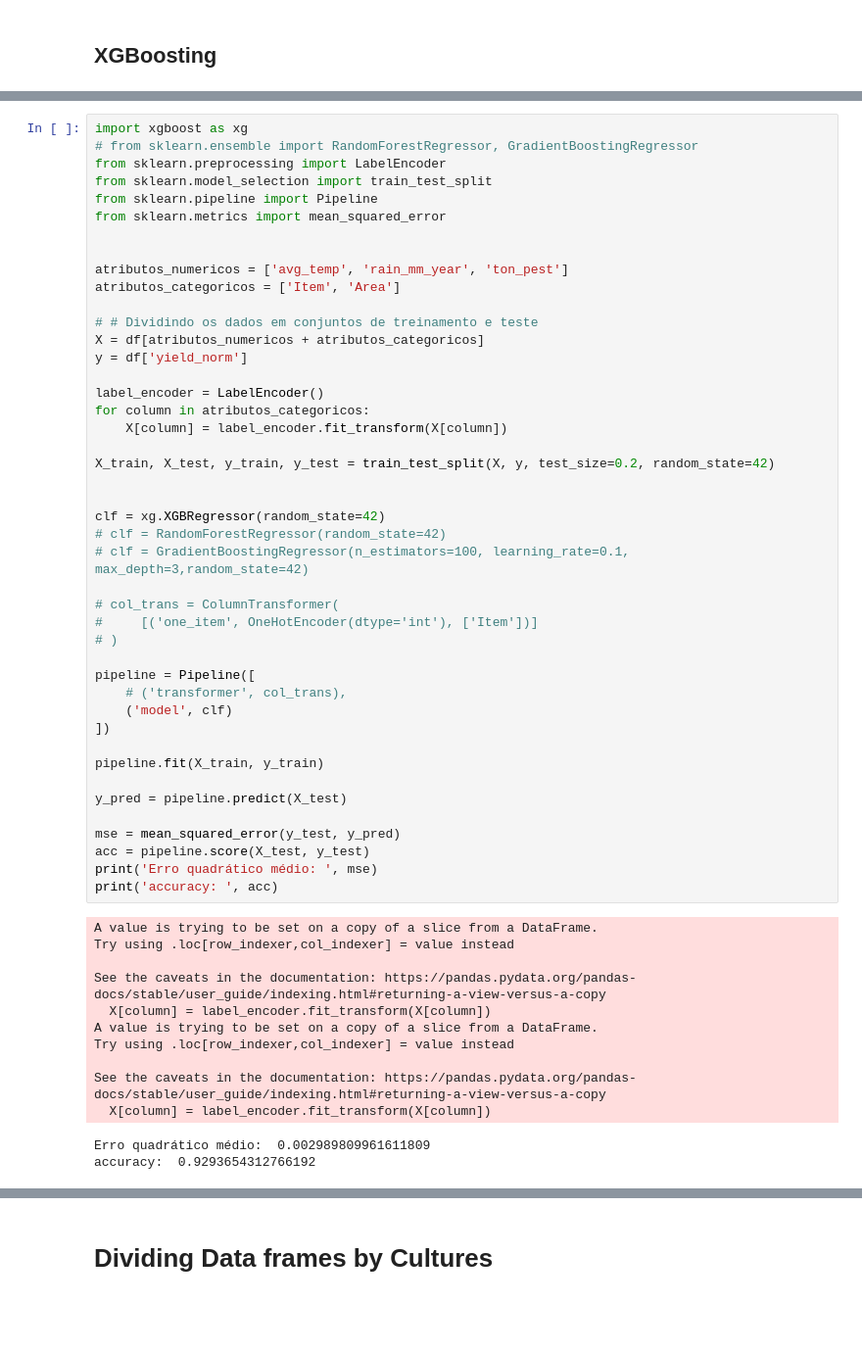
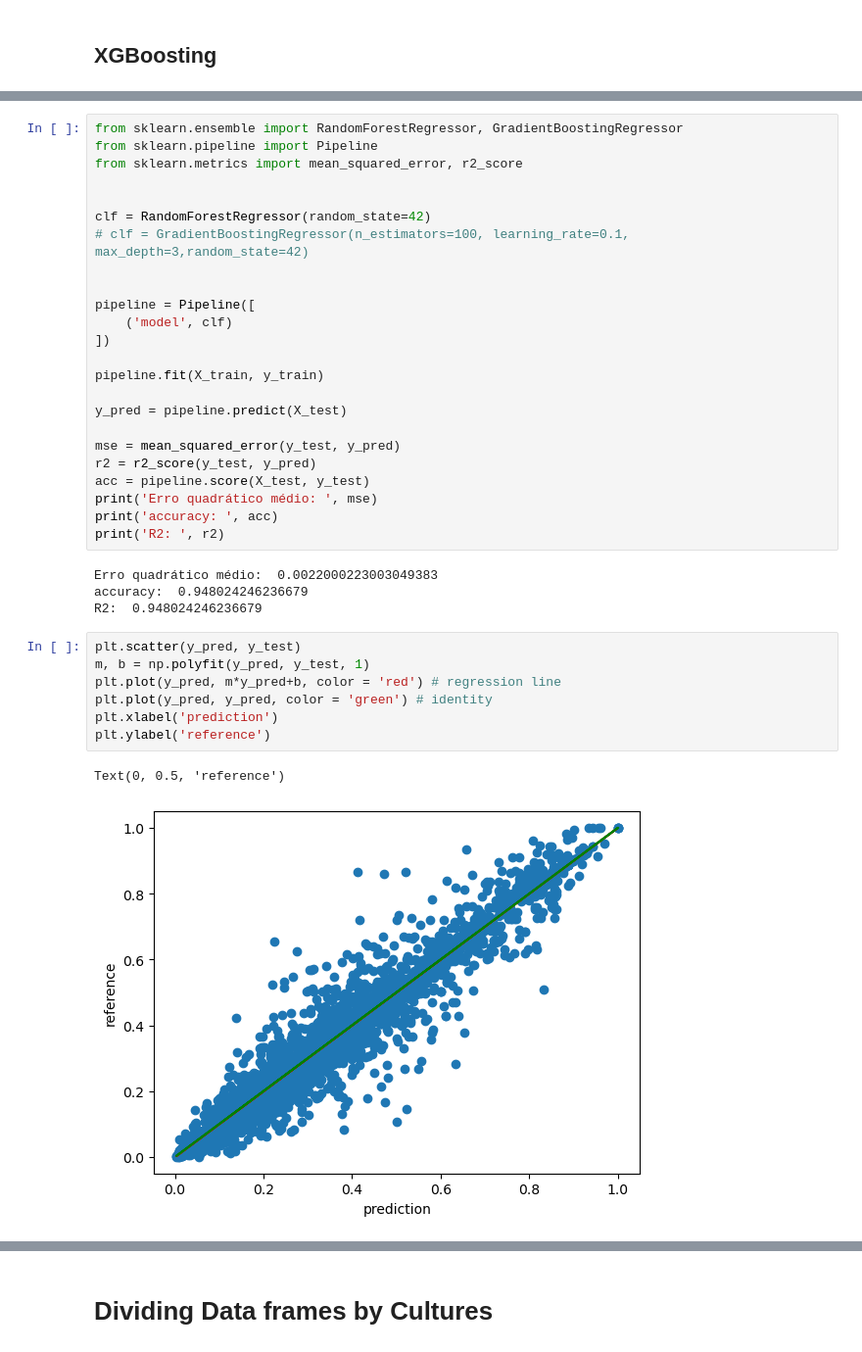
Before and after one commit to afonsopastana/test, a Jupyter notebook: models-to-yield-prediction.ipynb, the cells around one changed output, grey strips where cells are left out. Shown at 98% size. Cells and saved outputs as stored; diff of their text form; blank space fills up the shorter version.

```diff
--- a/models-to-yield-prediction.ipynb
+++ b/models-to-yield-prediction.ipynb
@@ -445,36 +472,14 @@ ValueError: Classification metrics can't handle a mix of continuous and binary t
 # %%
-import xgboost as xg
-# from sklearn.ensemble import RandomForestRegressor, GradientBoostingRegressor
-from sklearn.preprocessing import LabelEncoder
-from sklearn.model_selection import train_test_split
+from sklearn.ensemble import RandomForestRegressor, GradientBoostingRegressor
 from sklearn.pipeline import Pipeline
-from sklearn.metrics import mean_squared_error
+from sklearn.metrics import mean_squared_error, r2_score
 
 
-atributos_numericos = ['avg_temp', 'rain_mm_year', 'ton_pest']
-atributos_categoricos = ['Item', 'Area']
-
-# # Dividindo os dados em conjuntos de treinamento e teste
-X = df[atributos_numericos + atributos_categoricos]
-y = df['yield_norm']
-
-label_encoder = LabelEncoder()
-for column in atributos_categoricos:
-    X[column] = label_encoder.fit_transform(X[column])
-
-X_train, X_test, y_train, y_test = train_test_split(X, y, test_size=0.2, random_state=42)
+clf = RandomForestRegressor(random_state=42)
+# clf = GradientBoostingRegressor(n_estimators=100, learning_rate=0.1, max_depth=3,random_state=42)
 
 
-clf = xg.XGBRegressor(random_state=42)
-# clf = RandomForestRegressor(random_state=42)
-# clf = GradientBoostingRegressor(n_estimators=100, learning_rate=0.1, max_depth=3,random_state=42)
-
-# col_trans = ColumnTransformer(
-#     [('one_item', OneHotEncoder(dtype='int'), ['Item'])]
-# )
-
 pipeline = Pipeline([
-    # ('transformer', col_trans),
     ('model', clf)
 ])
 
@@ -483,19 +488,22 @@ pipeline.fit(X_train, y_train)
 y_pred = pipeline.predict(X_test)
 
 mse = mean_squared_error(y_test, y_pred)
+r2 = r2_score(y_test, y_pred)
 acc = pipeline.score(X_test, y_test)
 print('Erro quadrático médio: ', mse)
 print('accuracy: ', acc)
+print('R2: ', r2)
 # %% [output]
-A value is trying to be set on a copy of a slice from a DataFrame.
-Try using .loc[row_indexer,col_indexer] = value instead
-
-See the caveats in the documentation: https://pandas.pydata.org/pandas-docs/stable/user_guide/indexing.html#returning-a-view-versus-a-copy
-  X[column] = label_encoder.fit_transform(X[column])
-A value is trying to be set on a copy of a slice from a DataFrame.
-Try using .loc[row_indexer,col_indexer] = value instead
-
-See the caveats in the documentation: https://pandas.pydata.org/pandas-docs/stable/user_guide/indexing.html#returning-a-view-versus-a-copy
-  X[column] = label_encoder.fit_transform(X[column])
+Erro quadrático médio:  0.0022000223003049383
+accuracy:  0.948024246236679
+R2:  0.948024246236679
-Erro quadrático médio:  0.002989809961611809
-accuracy:  0.9293654312766192
+# %%
+plt.scatter(y_pred, y_test)
+m, b = np.polyfit(y_pred, y_test, 1)
+plt.plot(y_pred, m*y_pred+b, color = 'red') # regression line
+plt.plot(y_pred, y_pred, color = 'green') # identity
+plt.xlabel('prediction')
+plt.ylabel('reference')
+# %% [output]
+Text(0, 0.5, 'reference')
+[figure, added]
```
Also changed, not shown: parts of 10 cells of this notebook.
